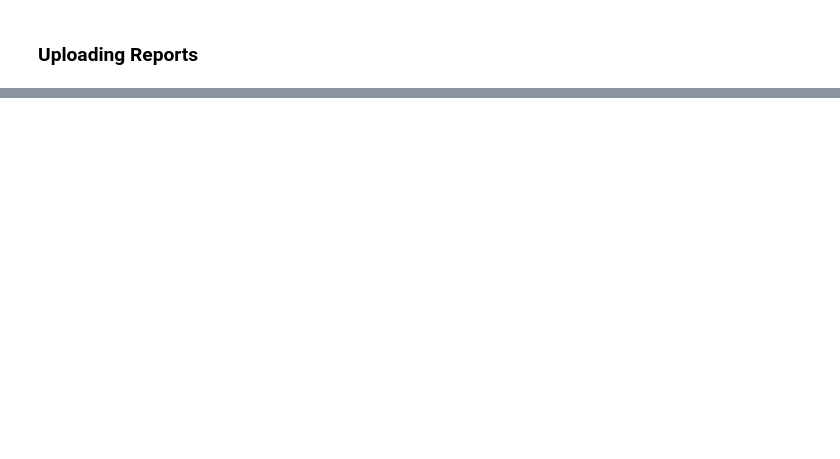
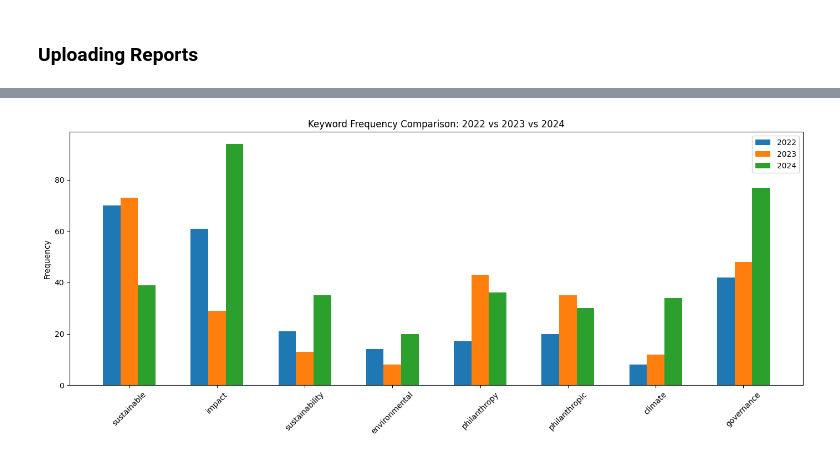
Before and after one commit to blaise-em/Impact-Investing-Capstone-Project, a Jupyter notebook: Notebook 3.ipynb, the cells around one changed output, grey strips where cells are left out. Saved outputs shown, nothing was run; the diff lists cells and outputs as text; code cells hidden in the pictures; blank space fills up the shorter version.

```diff
--- a/Notebook 3.ipynb
+++ b/Notebook 3.ipynb
@@ -62,0 +191,42 @@ KeyError: 'pwc_22.pdf'
+# %%
+#plot keyword counts over time
+reports_2022 = ['ubs22', 'pwc22', 'citi22', 'campden22']
+reports_2023 = ['ubs23', 'pwc23', 'citi23', 'campden23']
+reports_2024 = ['ubs24', 'pwc24', 'citi24', 'campden24']
+
+# Define keywords
+keywords = ['sustainable', 'impact', 'sustainability', 'environmental',
+            'philanthropy', 'philanthropic', 'climate', 'governance']
+
+# Count keyword appearances across reports in each year
+def count_keywords(reports, keyword_list):
+    counts = {kw: 0 for kw in keyword_list}
+    for name in reports:
+        freq = report_frequencies.get(name, {})
+        for kw in keyword_list:
+            counts[kw] += freq.get(kw, 0)
+    return counts
+
+counts_2022 = count_keywords(reports_2022, keywords)
+counts_2023 = count_keywords(reports_2023, keywords)
+counts_2024 = count_keywords(reports_2024, keywords)
+# %%
+labels = keywords
+x = np.arange(len(labels)) * 2
+width = 0.4
+
+fig, ax = plt.subplots(figsize=(14, 6))
+bar1 = ax.bar(x - width, [counts_2022.get(kw, 0) for kw in labels], width, label='2022')
+bar2 = ax.bar(x,         [counts_2023.get(kw, 0) for kw in labels], width, label='2023')
+bar3 = ax.bar(x + width, [counts_2024.get(kw, 0) for kw in labels], width, label='2024')
+
+# Add labels and formatting
+ax.set_ylabel('Frequency')
+ax.set_title('Keyword Frequency Comparison: 2022 vs 2023 vs 2024')
+ax.set_xticks(x)
+ax.set_xticklabels(labels, rotation=45)
+ax.legend()
+plt.tight_layout()
+plt.show()
+# %% [output]
+[figure, added]
```
Also changed, not shown: parts of 17 cells of this notebook, 4 other files.
